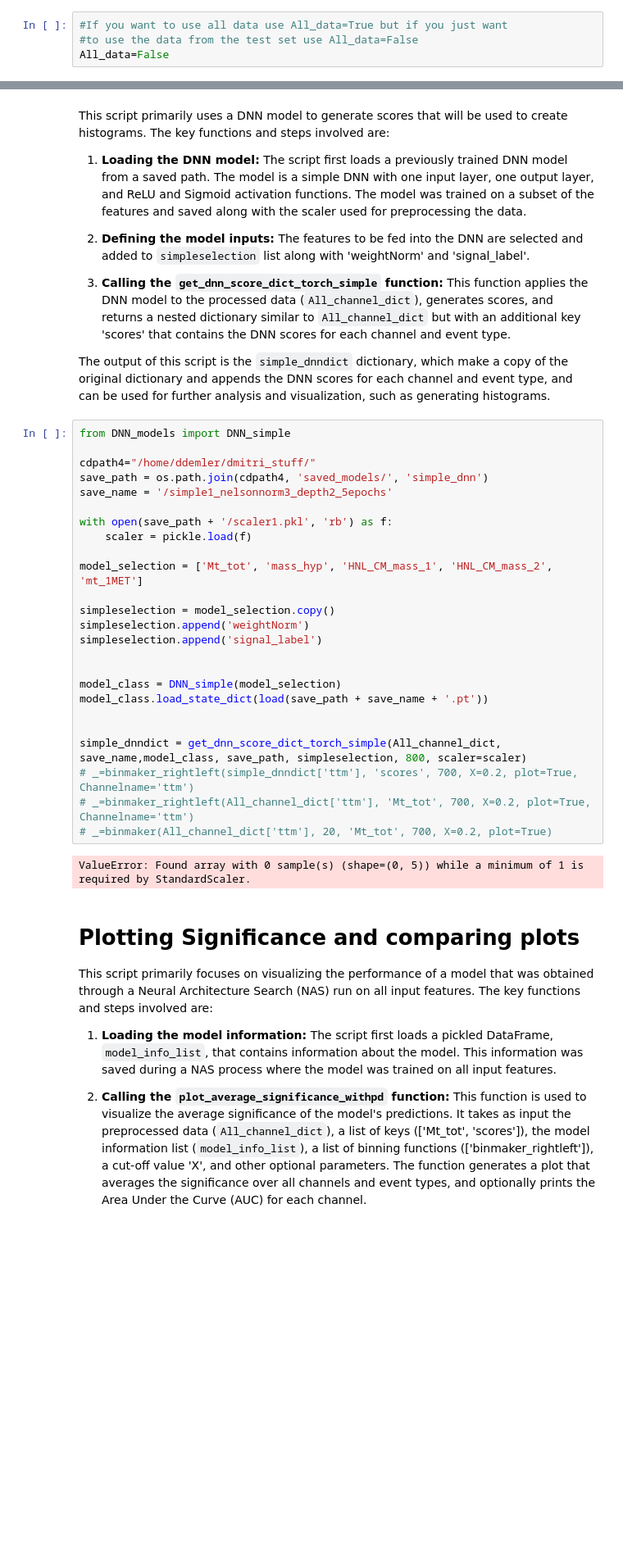
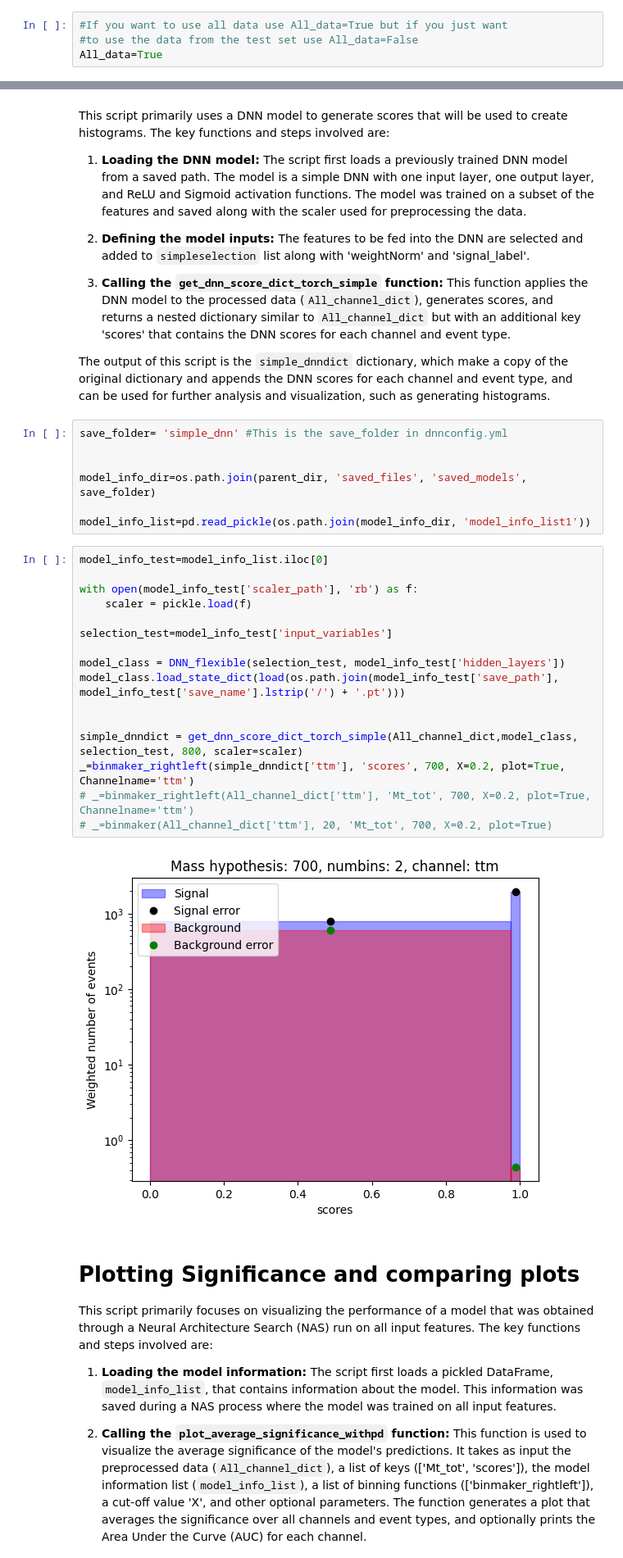
Before and after one commit to DimaPdemler/HNLclassifier, a Jupyter notebook: SignificancePlotting/SignificanceCalculation.ipynb, the cells around one changed output, grey strips where cells are left out. Shown: that part at 82% size. Cells and saved outputs as stored; diff of their text form; blank space fills up the shorter version.

Commit message:
Fixed signal file for github

```diff
--- a/SignificancePlotting/SignificanceCalculation.ipynb
+++ b/SignificancePlotting/SignificanceCalculation.ipynb
@@ -38,7 +38,7 @@ The final output of the script is the `All_channel_dict` dictionary, which conta
 # %%
 #If you want to use all data use All_data=True but if you just want
 #to use the data from the test set use All_data=False
-All_data=False
+All_data=True
 # %%
 values = []
 flat_features = flatten_2D_list(features)
@@ -87,33 +85,31 @@ This script primarily uses a DNN model to generate scores that will be used to c
 3. **Calling the `get_dnn_score_dict_torch_simple` function:** This function applies the DNN model to the processed data (`All_channel_dict`), generates scores, and returns a nested dictionary similar to `All_channel_dict` but with an additional key 'scores' that contains the DNN scores for each channel and event type.
 
 The output of this script is the `simple_dnndict` dictionary, which make a copy of the original dictionary and appends the DNN scores for each channel and event type, and can be used for further analysis and visualization, such as generating histograms.
+# %%
+save_folder= 'simple_dnn' #This is the save_folder in dnnconfig.yml
+
+
+model_info_dir=os.path.join(parent_dir, 'saved_files', 'saved_models', save_folder)
+
+model_info_list=pd.read_pickle(os.path.join(model_info_dir, 'model_info_list1'))
 # %%
-from DNN_models import DNN_simple
+model_info_test=model_info_list.iloc[0]
 
-cdpath4="/home/ddemler/dmitri_stuff/"
-save_path = os.path.join(cdpath4, 'saved_models/', 'simple_dnn')
-save_name = '/simple1_nelsonnorm3_depth2_5epochs'
-
-with open(save_path + '/scaler1.pkl', 'rb') as f:
+with open(model_info_test['scaler_path'], 'rb') as f:
     scaler = pickle.load(f)
 
-model_selection = ['Mt_tot', 'mass_hyp', 'HNL_CM_mass_1', 'HNL_CM_mass_2', 'mt_1MET']
+selection_test=model_info_test['input_variables']
 
-simpleselection = model_selection.copy()
-simpleselection.append('weightNorm')
-simpleselection.append('signal_label')
+model_class = DNN_flexible(selection_test, model_info_test['hidden_layers'])
+model_class.load_state_dict(load(os.path.join(model_info_test['save_path'], model_info_test['save_name'].lstrip('/') + '.pt')))
 
 
-model_class = DNN_simple(model_selection)
-model_class.load_state_dict(load(save_path + save_name + '.pt'))
-
-
-simple_dnndict = get_dnn_score_dict_torch_simple(All_channel_dict, save_name,model_class, save_path, simpleselection, 800, scaler=scaler)
-# _=binmaker_rightleft(simple_dnndict['ttm'], 'scores', 700, X=0.2, plot=True, Channelname='ttm')
+simple_dnndict = get_dnn_score_dict_torch_simple(All_channel_dict,model_class, selection_test, 800, scaler=scaler)
+_=binmaker_rightleft(simple_dnndict['ttm'], 'scores', 700, X=0.2, plot=True, Channelname='ttm')
 # _=binmaker_rightleft(All_channel_dict['ttm'], 'Mt_tot', 700, X=0.2, plot=True, Channelname='ttm')
 # _=binmaker(All_channel_dict['ttm'], 20, 'Mt_tot', 700, X=0.2, plot=True)
 # %% [output]
-ValueError: Found array with 0 sample(s) (shape=(0, 5)) while a minimum of 1 is required by StandardScaler.
+[figure, added]
 # %% [markdown]
 # Plotting Significance and comparing plots #
 This script primarily focuses on visualizing the performance of a model that was obtained through a Neural Architecture Search (NAS) run on all input features. The key functions and steps involved are:
```
Also changed, not shown: parts of 3 cells of this notebook, 2 other files.
